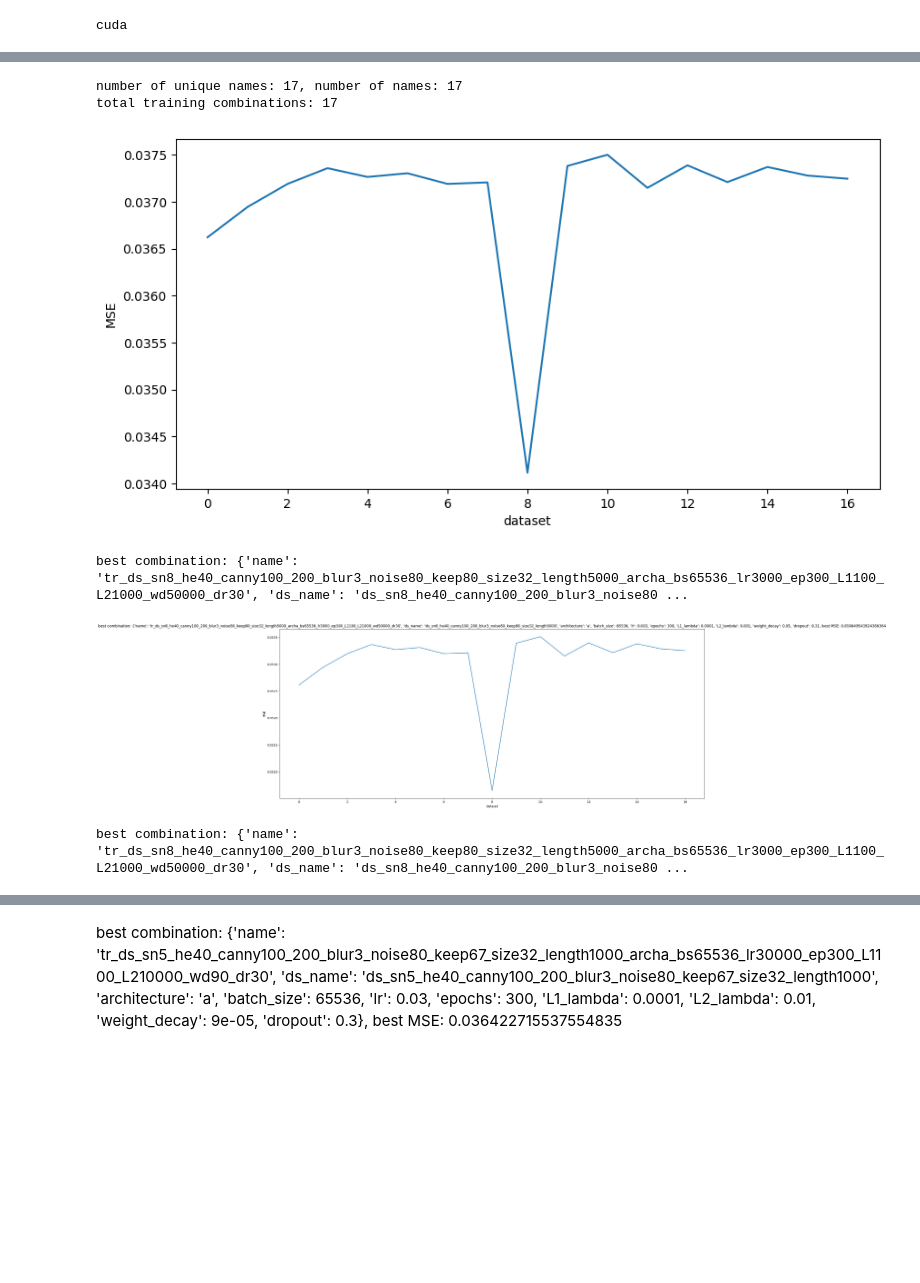
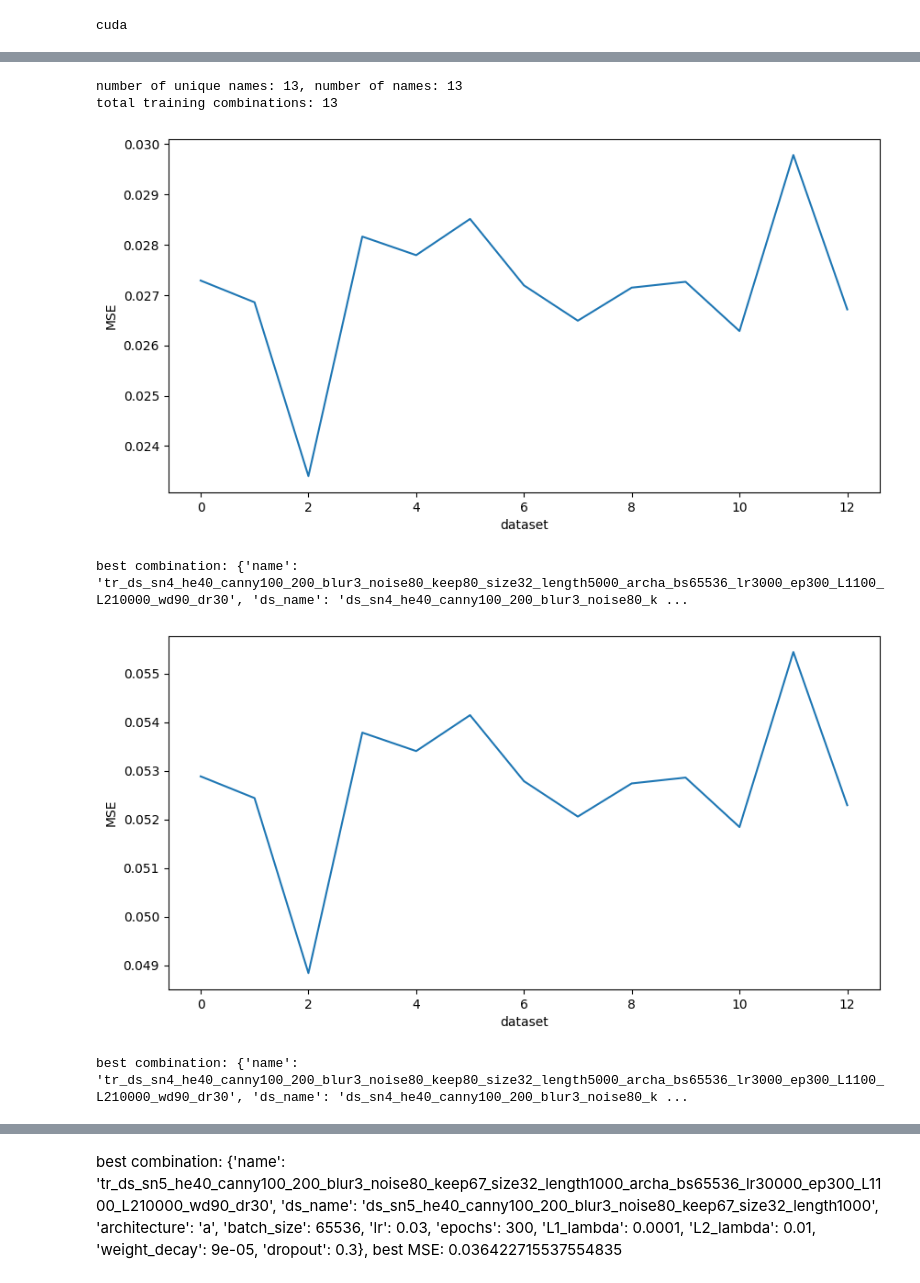
Before and after one commit to matgrand/bfmc_2022, a Jupyter notebook: combination_trainer.ipynb, the cells around one changed output, grey strips where cells are left out. Drawn from its saved outputs; the diff is of its cells as text; code cells hidden in the pictures; blank space fills up the shorter version.

Commit message:
mods dataset generation

```diff
--- a/combination_trainer.ipynb
+++ b/combination_trainer.ipynb
@@ -36,7 +41,7 @@ cuda
 architecture_vars = ['a']
 droput_vars = [0.3]
 
-steer_noise_level_vars = [8] #[0, 2, 4, 6, 8, 10, 12, 14, 16, 18, 20, 22, 24]
+steer_noise_level_vars = [0, 2, 4, 6, 8, 10, 12, 14, 16, 18, 20, 22, 24]
 he_distance_vars = [.4] #[.1,.2,.3,.4,.5,.6,.7,.8,.9]
 
 canny1_vars = [100]
@@ -51,8 +56,8 @@ batch_size_vars = [65536]
 lr_vars = [0.003]
 epochs_vars = [300]
 L1_lambda_vars = [1e-4]
-L2_lambda_vars = [5,1,5e-1,1e-1,9e-2,8e-2,7e-2,6e-2,5e-2,4e-2,3e-2,1e-2,5e-3,1e-3,5e-4,1e-4,5e-5]
-weight_decay_vars = [0.0] #5e-2
+L2_lambda_vars = [1e-2]
+weight_decay_vars = [9e-5] #5e-2
 # %%
 #generate datasets and save them in tmp folder
 #names and parameters
@@ -111,8 +130,8 @@ print(f'number of unique names: {len(set(all_names))}, number of names: {len(all
 
 print(f'total training combinations: {len(trainings_combinations)}')
 # %% [output]
-number of unique names: 17, number of names: 17
-total training combinations: 17
+number of unique names: 13, number of names: 13
+total training combinations: 13
 # %%
 #TRAINING
 for tr in tqdm(trainings_combinations):
@@ -123,7 +142,7 @@ for tr in tqdm(trainings_combinations):
     evaluate(tr, eval_datasets=ALL_EVALUATION_DATASETS, device=device)
 # %%
 #BEST result
-best_combination, best_MSE, all_MSE = get_best_result(trainings_combinations, eval_datasets=REAL_EVALUATION_DATASETS, device=device)
+best_combination, best_MSE, all_MSE = get_best_result(trainings_combinations, eval_datasets=REAL_CLEAN_DATASETS, device=device)
 
 #plot mses
 fig, ax = plt.subplots(figsize=(10, 5))
@@ -137,27 +156,26 @@ plt.show()
 
 print(f'best combination: {best_combination}, best MSE: {best_MSE}')
 # %% [output]
-[figure, old version]
+[figure, new version]
-best combination: {'name': 'tr_ds_sn8_he40_canny100_200_blur3_noise80_keep80_size32_length5000_archa_bs65536_lr3000_ep300_L1100_L21000_wd50000_dr30', 'ds_name': 'ds_sn8_he40_canny100_200_blur3_noise80 ...
+best combination: {'name': 'tr_ds_sn4_he40_canny100_200_blur3_noise80_keep80_size32_length5000_archa_bs65536_lr3000_ep300_L1100_L210000_wd90_dr30', 'ds_name': 'ds_sn4_he40_canny100_200_blur3_noise80_k ...
 # %%
 #BEST result
 best_combination, best_MSE, all_MSE = get_best_result(trainings_combinations, eval_datasets=REAL_NOISY_DATASETS, device=device)
 
 #plot mses
-fig, ax = plt.subplots(figsize=(25, 10))
+fig, ax = plt.subplots(figsize=(10, 5))
 # ax.scatter(np.arange(len(all_MSE)), all_MSE)
 ax.plot(np.arange(len(all_MSE)), all_MSE)
-ax.set_title(f'best combination: {best_combination}, best MSE: {best_MSE}')
 ax.set_xlabel('dataset')
 ax.set_ylabel('MSE')
 #y limits
 # ax.set_ylim(0, 0.2)
 plt.show()
 
 print(f'best combination: {best_combination}, best MSE: {best_MSE}')
 # %% [output]
-[figure, old version]
+[figure, new version]
-best combination: {'name': 'tr_ds_sn8_he40_canny100_200_blur3_noise80_keep80_size32_length5000_archa_bs65536_lr3000_ep300_L1100_L21000_wd50000_dr30', 'ds_name': 'ds_sn8_he40_canny100_200_blur3_noise80 ...
+best combination: {'name': 'tr_ds_sn4_he40_canny100_200_blur3_noise80_keep80_size32_length5000_archa_bs65536_lr3000_ep300_L1100_L210000_wd90_dr30', 'ds_name': 'ds_sn4_he40_canny100_200_blur3_noise80_k ...
 # %%
 #BEST result
 best_combination, best_MSE, all_MSE = get_best_result(trainings_combinations, eval_datasets=ALL_EVALUATION_DATASETS, device=device)
```
Also changed, not shown: parts of 9 cells of this notebook, 4 other files.
